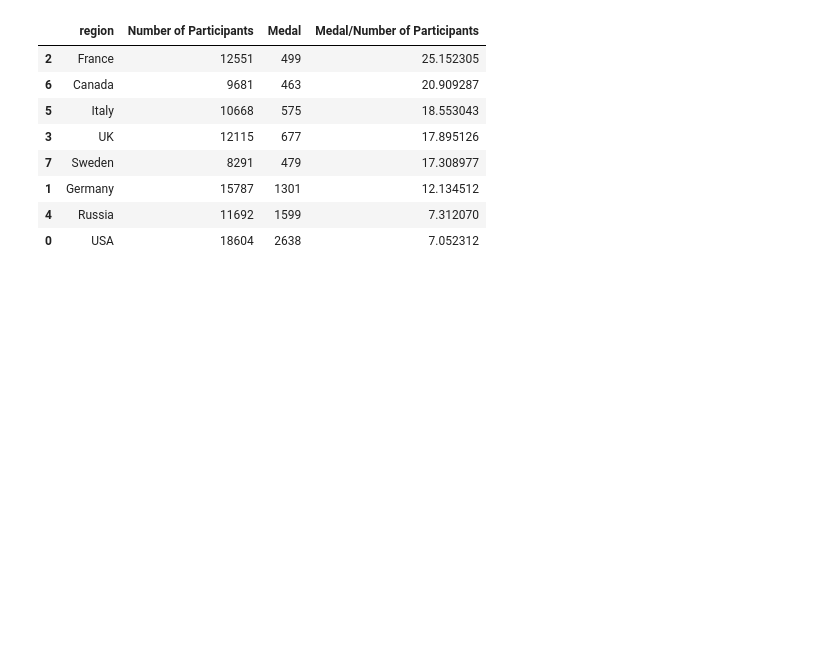
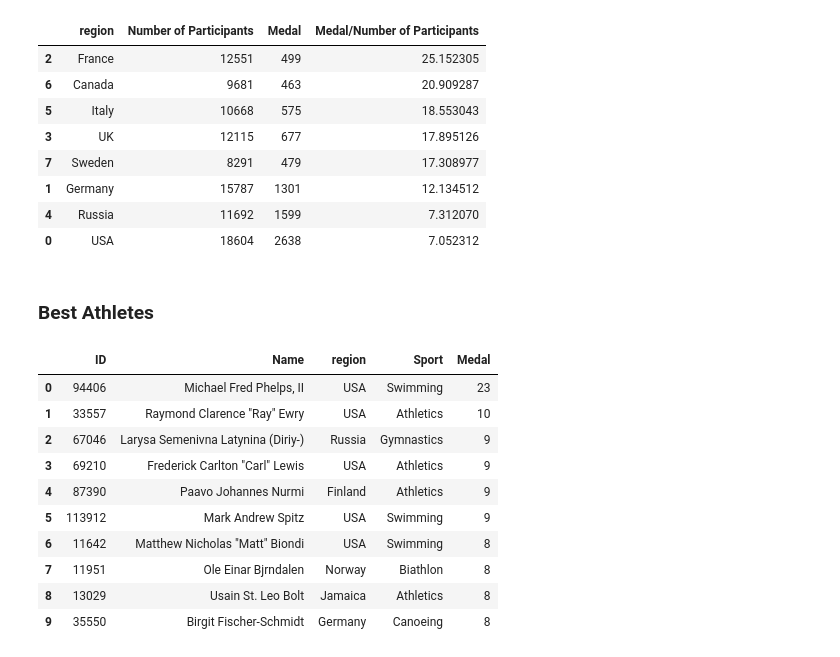
Before and after one commit to Sahil-987/Olympic-Dataset-Analysis, a Jupyter notebook: main.ipynb, the cells around one changed output. Saved outputs shown, nothing was run; the diff lists cells and outputs as text; code cells hidden in the pictures; blank space fills up the shorter version.

Commit message:
athletes performance anlysis

```diff
--- a/main.ipynb
+++ b/main.ipynb
@@ -640,3 +649,20 @@ df_participation_gold_medal.sort_values(by='Medal/Number of Participants', ascen
 | 1 | Germany | 15787 | 1301 | 12.134512 |
 | 4 | Russia | 11692 | 1599 | 7.312070 |
 | 0 | USA | 18604 | 2638 | 7.052312 |
+# %% [markdown]
+### Best Athletes
+# %%
+df_best_athlts = df_final[df_final['Medal']=='Gold'].groupby(['ID','Name','region','Sport'])['Medal'].count().nlargest(10).reset_index()
+df_best_athlts
+# %% [output]
+|  | ID | Name | region | Sport | Medal |
+| 0 | 94406 | Michael Fred Phelps, II | USA | Swimming | 23 |
+| 1 | 33557 | Raymond Clarence "Ray" Ewry | USA | Athletics | 10 |
+| 2 | 67046 | Larysa Semenivna Latynina (Diriy-) | Russia | Gymnastics | 9 |
+| 3 | 69210 | Frederick Carlton "Carl" Lewis | USA | Athletics | 9 |
+| 4 | 87390 | Paavo Johannes Nurmi | Finland | Athletics | 9 |
+| 5 | 113912 | Mark Andrew Spitz | USA | Swimming | 9 |
+| 6 | 11642 | Matthew Nicholas "Matt" Biondi | USA | Swimming | 8 |
+| 7 | 11951 | Ole Einar Bjrndalen | Norway | Biathlon | 8 |
+| 8 | 13029 | Usain St. Leo Bolt | Jamaica | Athletics | 8 |
+| 9 | 35550 | Birgit Fischer-Schmidt | Germany | Canoeing | 8 |
```
Also changed, not shown: parts of 8 cells of this notebook.
